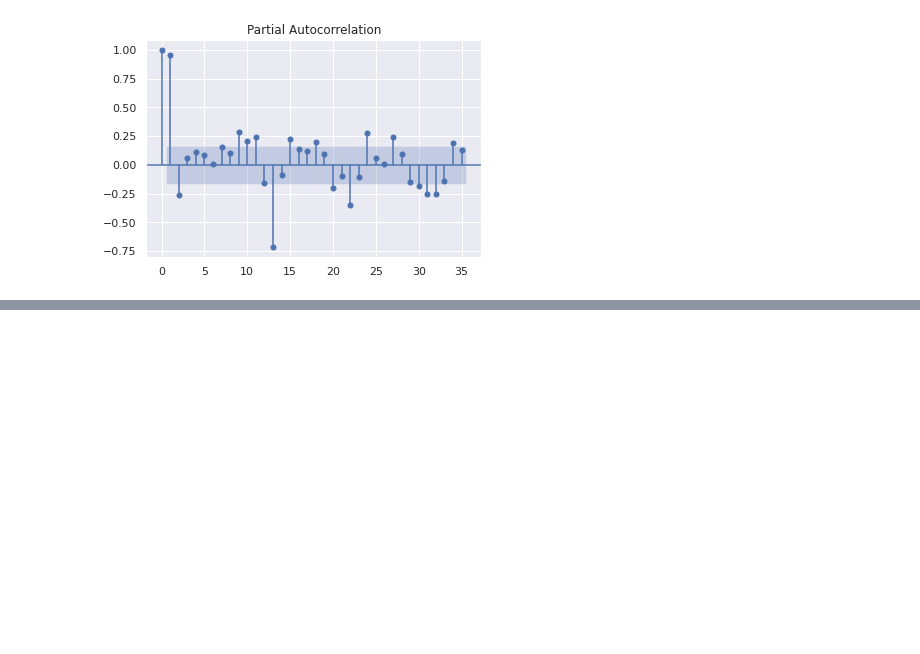
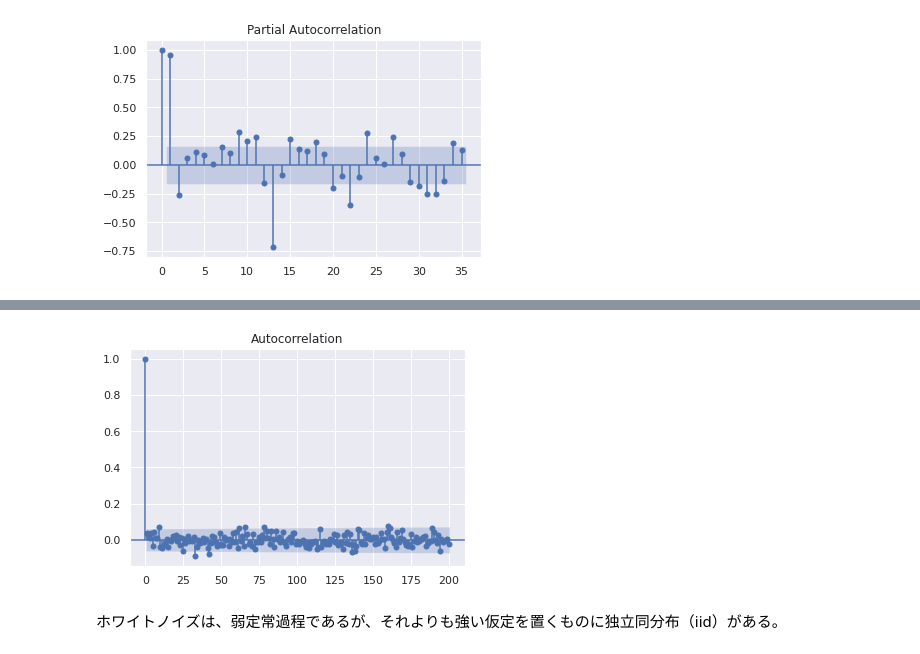
Before and after one commit to kfsky/Advanced-Python-TimeSeriese-Analysis, a Jupyter notebook: code/chapter1.ipynb, the cells around one changed output, grey strips where cells are left out. Cells and saved outputs as stored; diff of their text form; code cells hidden in the pictures; blank space fills up the shorter version.

```diff
--- a/code/chapter1.ipynb
+++ b/code/chapter1.ipynb
@@ -180,0 +257,7 @@ plots = sm.graphics.tsa.plot_pacf(df_content["#Passengers"], lags=35)
+# %%
+# 自己相関の確認
+plots = sm.graphics.tsa.plot_acf(x, lags=200)
+# %% [output]
+[figure, added]
+# %% [markdown]
+ホワイトノイズは、弱定常過程であるが、それよりも強い仮定を置くものに独立同分布（iid）がある。
```
Also changed, not shown: parts of 8 cells of this notebook.
